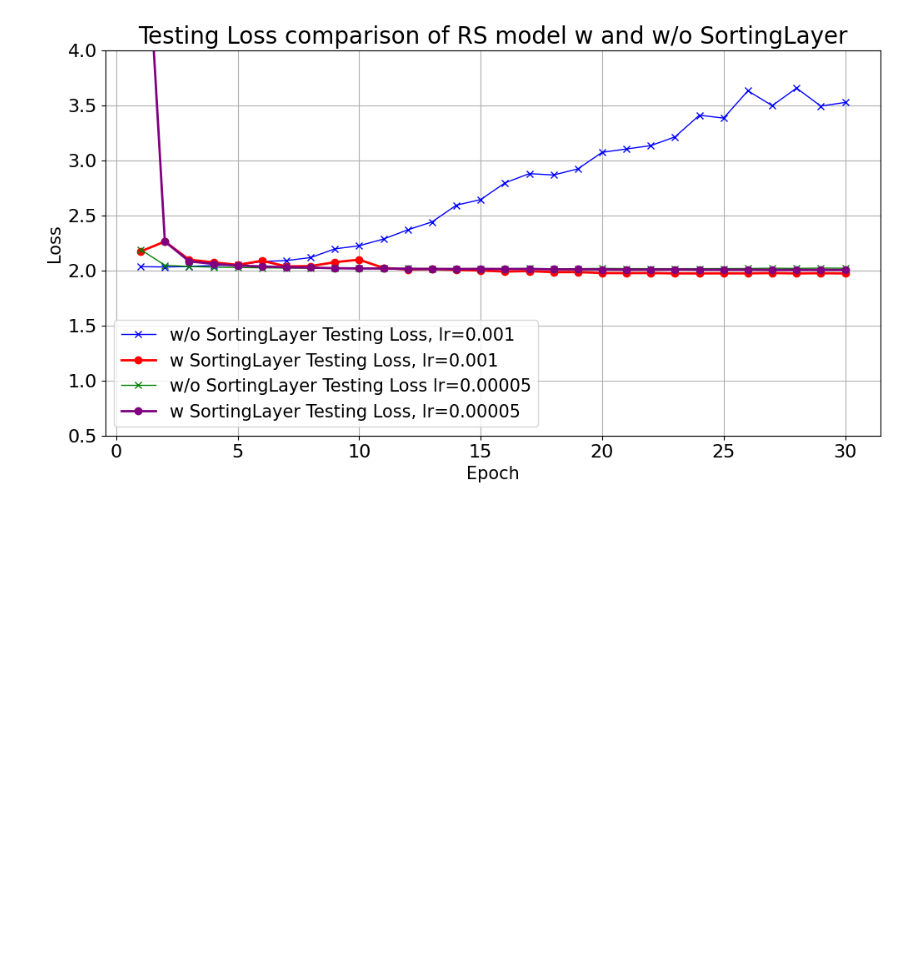
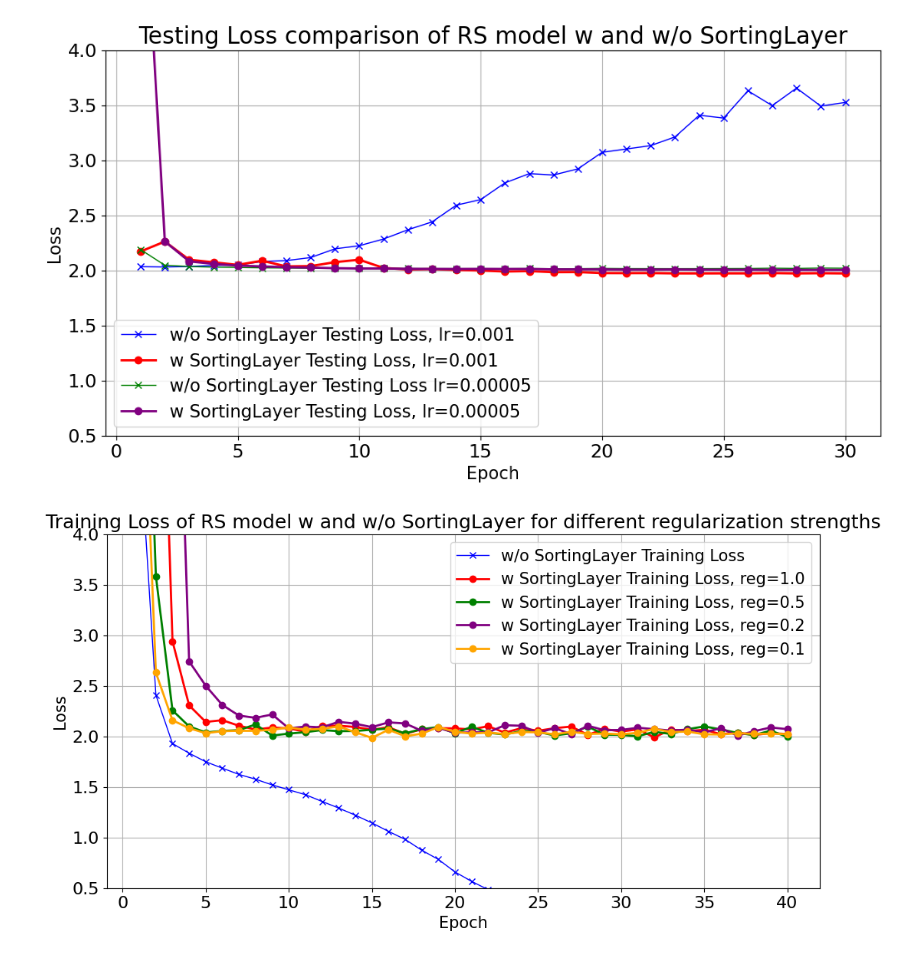
Before and after one commit to Dreemurr-T/CSE291-Final-Project, a Jupyter notebook: plot.ipynb, the cells around one changed output. Drawn from its saved outputs; the diff is of its cells as text; code cells hidden in the pictures; blank space fills up the shorter version.

Commit message:
update plot

```diff
--- a/plot.ipynb
+++ b/plot.ipynb
@@ -128,3 +128,29 @@ small_reg_02_test_loss = [16.0938, 12.5845, 3.1525, 2.5290, 2.4048, 2.2244, 2.22
 
 small_reg_01_train_loss = [6.6614, 2.6305, 2.1591, 2.0805, 2.0315, 2.0513, 2.0551, 2.0546, 2.0655, 2.0879, 2.0657, 2.0742, 2.0984, 2.0410, 1.9850, 2.0654, 2.0015, 2.0262, 2.0922, 2.0457, 2.0269, 2.0372, 2.0229, 2.0429, 2.0399, 2.0203, 2.0447, 2.0239, 2.0275, 2.0210, 2.0348, 2.0749, 2.0425, 2.0473, 2.0202, 2.0187, 2.0304, 2.0251, 2.0260, 2.0223]
 small_reg_01_test_loss = [4.2217, 2.2134, 2.1092, 2.0453, 2.0805, 2.0810, 2.0636, 2.0420, 2.1574, 2.0460, 2.0444, 2.0418, 2.0489, 2.0339, 2.0436, 2.0773, 2.0311, 2.0419, 2.0407, 2.0253, 2.0145, 2.0254, 2.0329, 2.0616, 2.0235, 2.0101, 2.0186, 2.0052, 2.0073, 1.9996, 1.9996, 2.0007, 2.0057, 2.0325, 2.0209, 2.0119, 2.0079, 2.0137, 2.0263, 2.0072]
+# %%
+# Train Loss Comparison
+fig, axes = plt.subplots(nrows=1, ncols=1, figsize=(12, 6))
+
+axes.plot(small_epochs, small_no_sorting_train_loss, label='w/o SortingLayer Training Loss', marker='x', color='blue', linewidth=1)
+axes.plot(small_epochs, small_reg_1_train_loss, label='w SortingLayer Training Loss, reg=1.0', marker='o', color='red', linewidth=2)
+axes.plot(small_epochs, small_reg_05_train_loss, label='w SortingLayer Training Loss, reg=0.5', marker='o', color='green', linewidth=2)
+axes.plot(small_epochs, small_reg_02_train_loss, label='w SortingLayer Training Loss, reg=0.2', marker='o', color='purple', linewidth=2)
+axes.plot(small_epochs, small_reg_01_train_loss, label='w SortingLayer Training Loss, reg=0.1', marker='o', color='orange', linewidth=2)
+axes.set_title('Training Loss of RS model w and w/o SortingLayer for different regularization strengths', fontsize=18)
+axes.set_xlabel('Epoch', fontsize=15)
+axes.set_ylabel('Loss', fontsize=15)
+axes.legend(fontsize=15)
+axes.grid(True)
+
+# Setting y-axis limits and intervals
+axes.set_ylim(0.5, 4)  # Sets the maximum y-value to 4
+axes.yaxis.set_major_locator(plt.MultipleLocator(0.5))  # Sets the interval size on the y-axis
+# axes.yaxis.set_major_formatter(FuncFormatter(custom_ticks))
+axes.tick_params(axis='x', labelsize=16)
+axes.tick_params(axis='y', labelsize=16)
+
+# plt.show()
+plt.savefig('figures/rs_training_loss_dataset_1.png', dpi=300)
+# %% [output]
+[figure, added]
```
Also changed, not shown: parts of 1 cell of this notebook, 3 other files.
